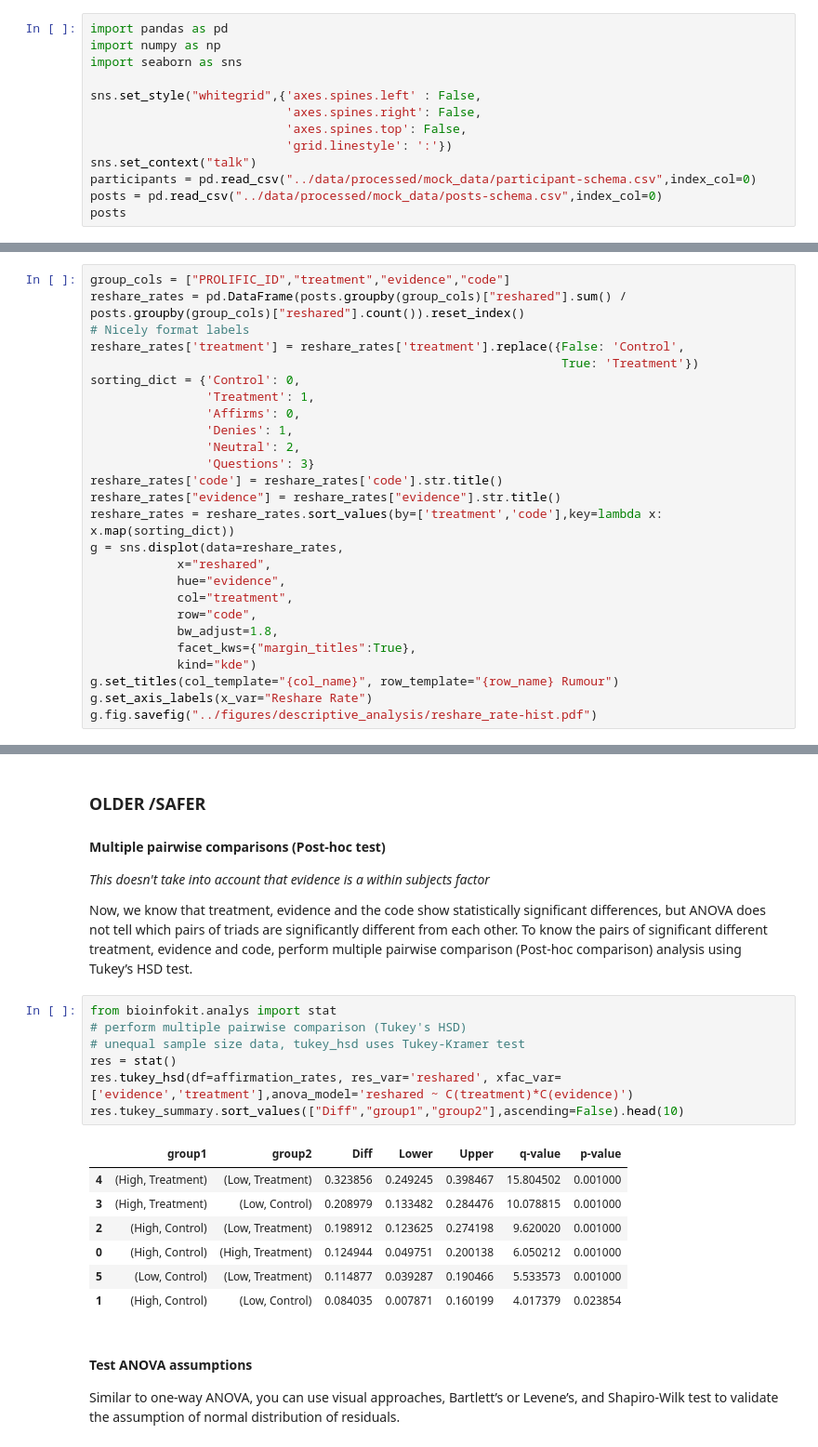
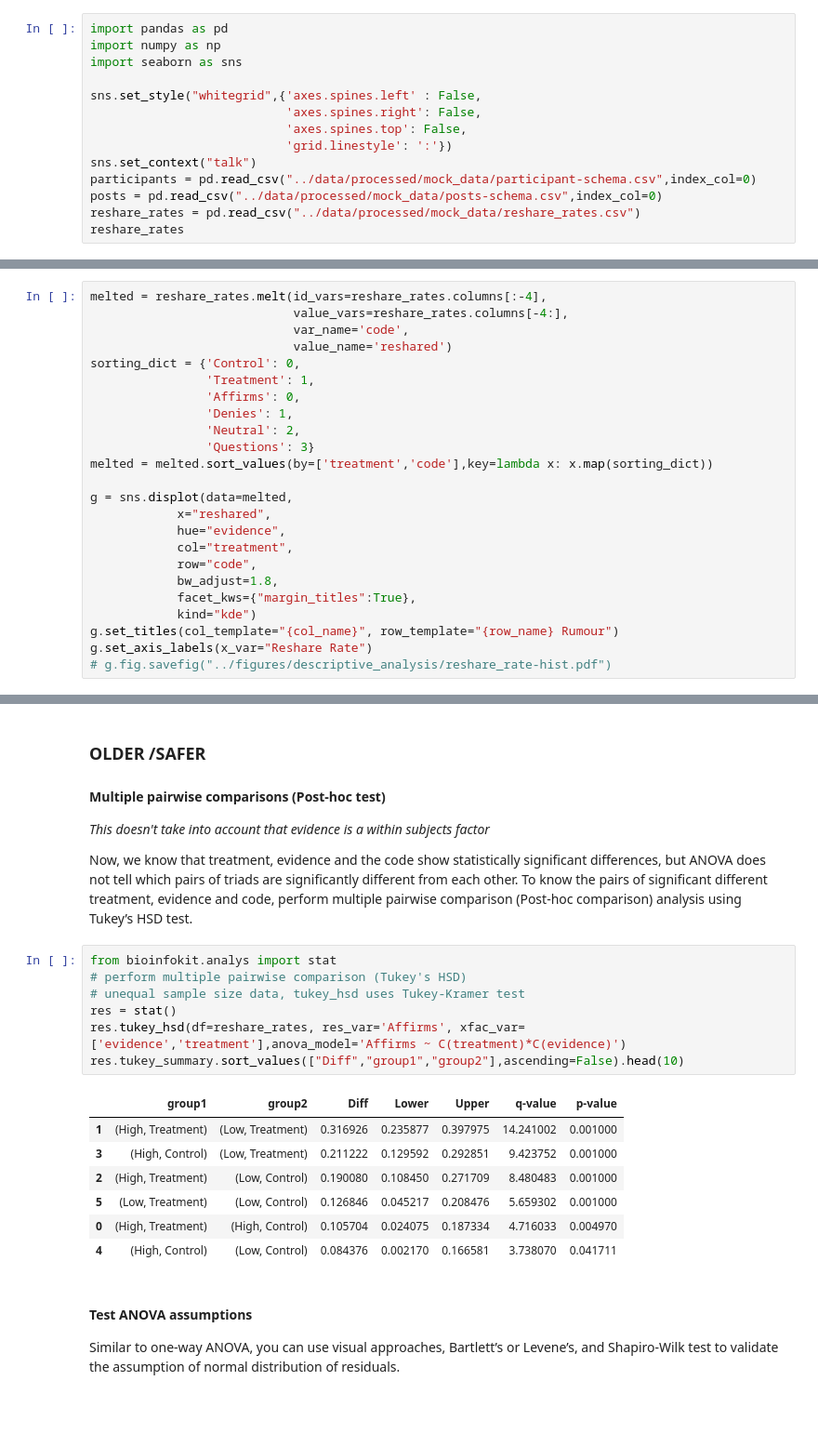
Before and after one commit to cameron-raymond/SDS-Thesis, a Jupyter notebook: notebooks/Descriptive_Analysis.ipynb, the cells around one changed output, grey strips where cells are left out. Shown: that part at 93% size. Drawn from its saved outputs; the diff is of its cells as text; blank space fills up the shorter version.

```diff
--- a/notebooks/Descriptive_Analysis.ipynb
+++ b/notebooks/Descriptive_Analysis.ipynb
@@ -15,5 +15,6 @@ sns.set_style("whitegrid",{'axes.spines.left' : False,
 sns.set_context("talk")
 participants = pd.read_csv("../data/processed/mock_data/participant-schema.csv",index_col=0)
 posts = pd.read_csv("../data/processed/mock_data/posts-schema.csv",index_col=0)
-posts
+reshare_rates = pd.read_csv("../data/processed/mock_data/reshare_rates.csv")
+reshare_rates
 # %% [output]
@@ -106,21 +106,19 @@ Done following [this](https://www.reneshbedre.com/blog/anova.html) tutorial
 
 **Some visualizations**
 # %%
-group_cols = ["PROLIFIC_ID","treatment","evidence","code"]
-reshare_rates = pd.DataFrame(posts.groupby(group_cols)["reshared"].sum() / posts.groupby(group_cols)["reshared"].count()).reset_index()
-# Nicely format labels
-reshare_rates['treatment'] = reshare_rates['treatment'].replace({False: 'Control',
-                                                                 True: 'Treatment'})
+melted = reshare_rates.melt(id_vars=reshare_rates.columns[:-4],
+                            value_vars=reshare_rates.columns[-4:],
+                            var_name='code',
+                            value_name='reshared')
 sorting_dict = {'Control': 0,
                 'Treatment': 1,
                 'Affirms': 0,
                 'Denies': 1,
                 'Neutral': 2,
                 'Questions': 3}
-reshare_rates['code'] = reshare_rates['code'].str.title()
-reshare_rates["evidence"] = reshare_rates["evidence"].str.title()
-reshare_rates = reshare_rates.sort_values(by=['treatment','code'],key=lambda x: x.map(sorting_dict))
-g = sns.displot(data=reshare_rates,
+melted = melted.sort_values(by=['treatment','code'],key=lambda x: x.map(sorting_dict))
+
+g = sns.displot(data=melted,
             x="reshared",
             hue="evidence",
             col="treatment",
@@ -130,5 +128,5 @@ g = sns.displot(data=reshare_rates,
             kind="kde")
 g.set_titles(col_template="{col_name}", row_template="{row_name} Rumour")
 g.set_axis_labels(x_var="Reshare Rate")
-g.fig.savefig("../figures/descriptive_analysis/reshare_rate-hist.pdf")
+# g.fig.savefig("../figures/descriptive_analysis/reshare_rate-hist.pdf")
 # %% [output]
@@ -190,18 +229,18 @@ Now, we know that treatment, evidence and the code show statistically significan
 # %%
 from bioinfokit.analys import stat
 # perform multiple pairwise comparison (Tukey's HSD)
 # unequal sample size data, tukey_hsd uses Tukey-Kramer test
 res = stat()
-res.tukey_hsd(df=affirmation_rates, res_var='reshared', xfac_var=['evidence','treatment'],anova_model='reshared ~ C(treatment)*C(evidence)')
+res.tukey_hsd(df=reshare_rates, res_var='Affirms', xfac_var=['evidence','treatment'],anova_model='Affirms ~ C(treatment)*C(evidence)')
 res.tukey_summary.sort_values(["Diff","group1","group2"],ascending=False).head(10)
 # %% [output]
 |  | group1 | group2 | Diff | Lower | Upper | q-value | p-value |
-| 4 | (High, Treatment) | (Low, Treatment) | 0.323856 | 0.249245 | 0.398467 | 15.804502 | 0.001000 |
-| 3 | (High, Treatment) | (Low, Control) | 0.208979 | 0.133482 | 0.284476 | 10.078815 | 0.001000 |
-| 2 | (High, Control) | (Low, Treatment) | 0.198912 | 0.123625 | 0.274198 | 9.620020 | 0.001000 |
-| 0 | (High, Control) | (High, Treatment) | 0.124944 | 0.049751 | 0.200138 | 6.050212 | 0.001000 |
-| 5 | (Low, Control) | (Low, Treatment) | 0.114877 | 0.039287 | 0.190466 | 5.533573 | 0.001000 |
-| 1 | (High, Control) | (Low, Control) | 0.084035 | 0.007871 | 0.160199 | 4.017379 | 0.023854 |
+| 1 | (High, Treatment) | (Low, Treatment) | 0.316926 | 0.235877 | 0.397975 | 14.241002 | 0.001000 |
+| 3 | (High, Control) | (Low, Treatment) | 0.211222 | 0.129592 | 0.292851 | 9.423752 | 0.001000 |
+| 2 | (High, Treatment) | (Low, Control) | 0.190080 | 0.108450 | 0.271709 | 8.480483 | 0.001000 |
+| 5 | (Low, Treatment) | (Low, Control) | 0.126846 | 0.045217 | 0.208476 | 5.659302 | 0.001000 |
+| 0 | (High, Treatment) | (High, Control) | 0.105704 | 0.024075 | 0.187334 | 4.716033 | 0.004970 |
+| 4 | (High, Control) | (Low, Control) | 0.084376 | 0.002170 | 0.166581 | 3.738070 | 0.041711 |
 # %% [markdown]
 #### Test ANOVA assumptions
 
```
Also changed, not shown: parts of 10 cells of this notebook, 6 other files.
